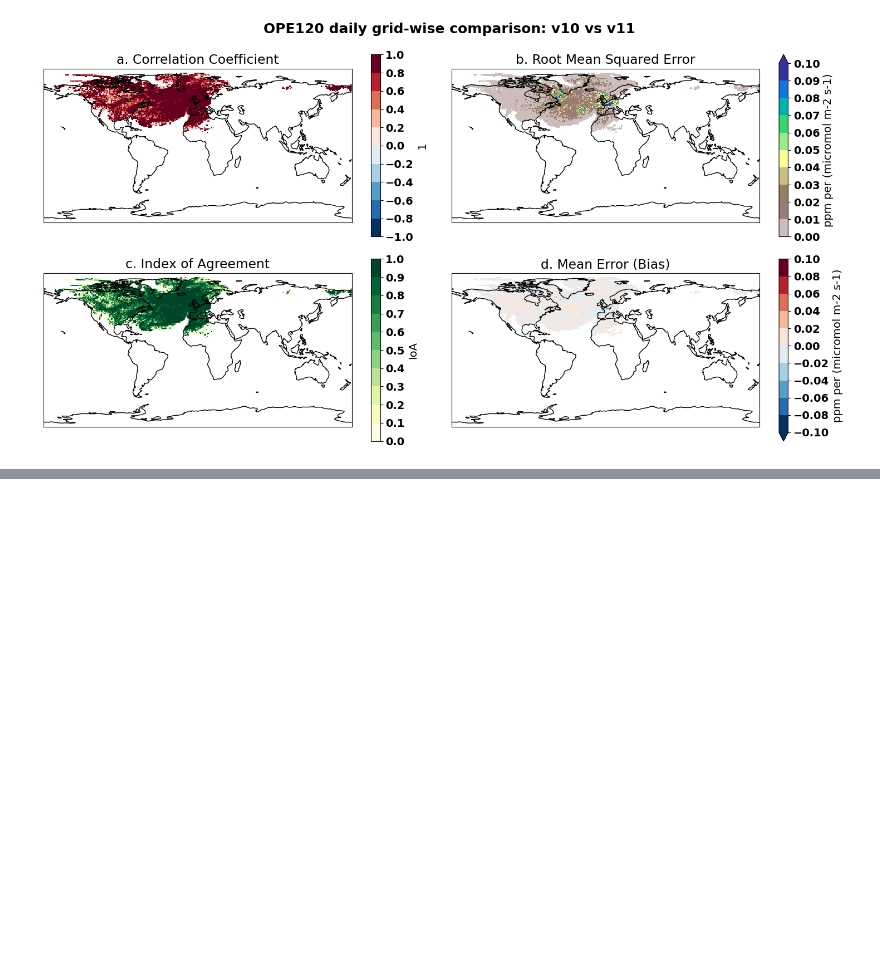
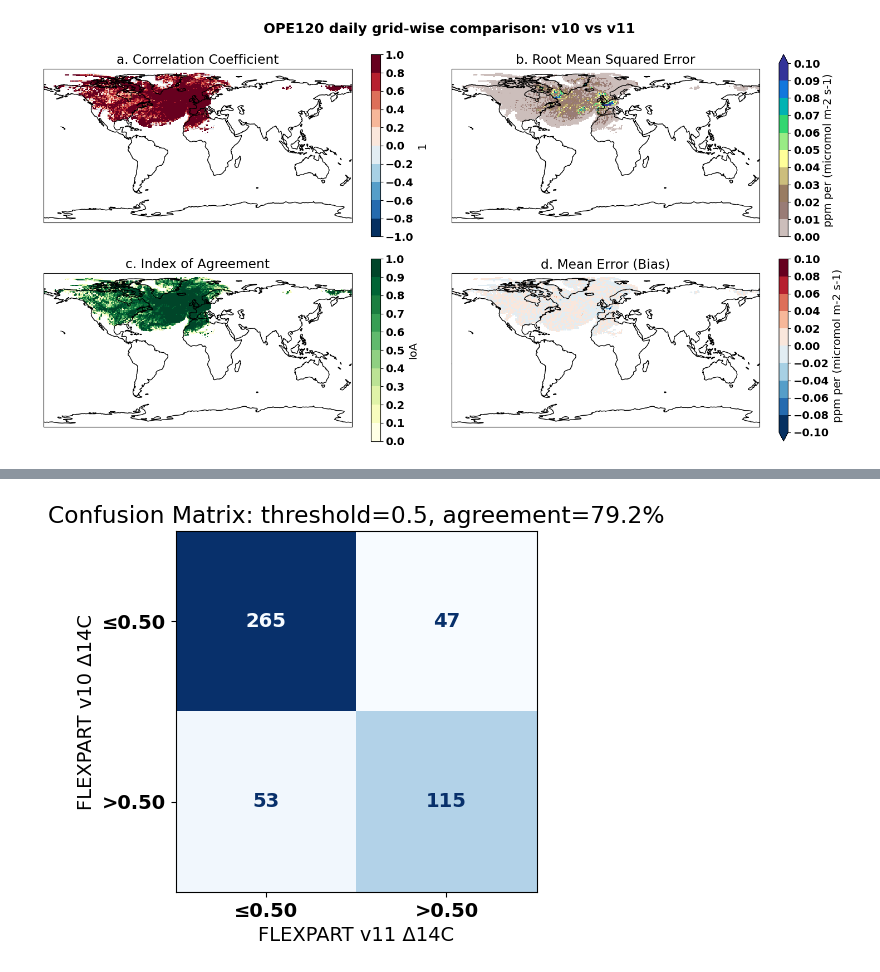
Before and after one commit to ZWsourcecode/radiocarbon, a Jupyter notebook: compare_footprint.ipynb, the cells around one changed output, grey strips where cells are left out. Saved outputs shown, nothing was run; the diff lists cells and outputs as text; code cells hidden in the pictures; blank space fills up the shorter version.

```diff
--- a/compare_footprint.ipynb
+++ b/compare_footprint.ipynb
@@ -909,0 +983,25 @@ da_rdmf_daily.close()
+# %%
+from sklearn.metrics import confusion_matrix, ConfusionMatrixDisplay
+
+# Choose a threshold for classification (e.g., median of both datasets)
+threshold = 0.5
+# Create binary labels based on threshold
+y_true = df_delta14C_v10["14C"] > threshold
+y_pred = df_delta14C_v11["14C"] > threshold
+
+# Compute confusion matrix
+conf_matrix = confusion_matrix(y_true, y_pred)
+accuracy = round(np.sum(conf_matrix.diagonal())/np.sum(conf_matrix)*100,1)
+labels = [f'≤{threshold:.2f}', f'>{threshold:.2f}']
+
+# Plot confusion matrix
+fig, ax = plt.subplots(figsize=(5, 5))
+disp = ConfusionMatrixDisplay(confusion_matrix=conf_matrix, display_labels=labels)
+disp.plot(ax=ax, cmap=plt.cm.Blues, colorbar=False)
+ax.set_xlabel('FLEXPART v11 Δ14C')
+ax.set_ylabel('FLEXPART v10 Δ14C')
+ax.set_title(f'Confusion Matrix: threshold={threshold}, agreement={accuracy}%')
+plt.tight_layout()
+plt.show()
+# %% [output]
+[figure, added]
```
Also changed, not shown: parts of 23 cells of this notebook, 1 other file.
